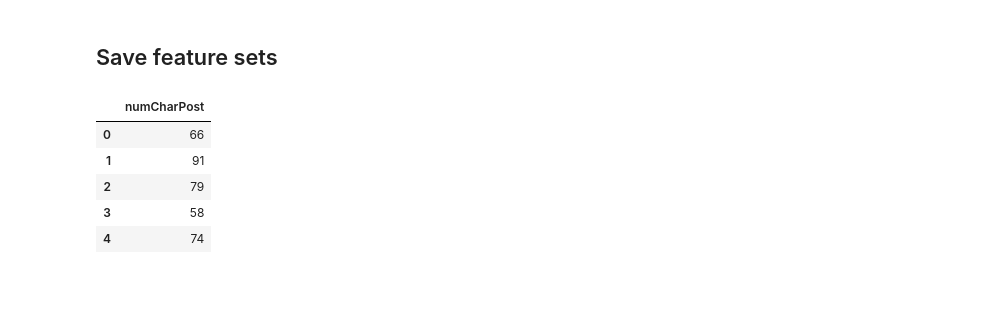
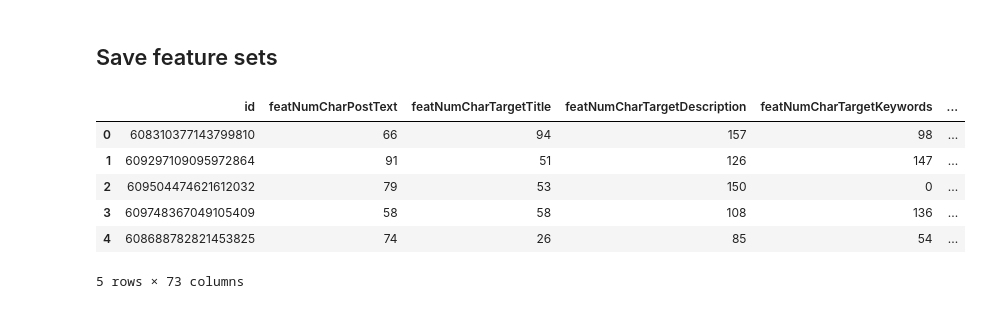
Before and after one commit to chadepl/tudelft-nlp-project, a Jupyter notebook: preprocesssing-and-features.ipynb, the cells around one changed output. Drawn from its saved outputs; the diff is of its cells as text; code cells hidden in the pictures.

```diff
--- a/preprocesssing-and-features.ipynb
+++ b/preprocesssing-and-features.ipynb
@@ -136,13 +153,47 @@ instancesDF['numCharPost'] = instancesDF.postTextClean.apply(len)
+# %%
+# ratioNumChars
+base_text_orig = 'featNumChar'
+base_text_new = 'featRatioChar'
+elements = ['PostText', 'TargetCaptions', 'TargetDescription', 'TargetKeywords', 'TargetParagraphs', 'TargetTitle']
+for f, s in list(itertools.combinations(elements, 2)):
+    instancesDF[base_text_new + f + '_' + s] = instancesDF[base_text_orig+f] / instancesDF[base_text_orig+s]
+    instancesDF[base_text_new + f + '_' + s] = instancesDF[base_text_new + f + '_' + s].apply(abs)
+# %%
+# numWords
+instancesDF['featNumWordsPostText'] = instancesDF.postTextTokens.apply(len)
+instancesDF['featNumWordsTargetCaptions'] = instancesDF.targetCaptionsTokens.apply(len)
+instancesDF['featNumWordsTargetDescription'] = instancesDF.targetDescriptionTokens.apply(len)
+instancesDF['featNumWordsTargetKeywords'] = instancesDF.targetKeywordsTokens.apply(len)
+instancesDF['featNumWordsTargetParagraphs'] = instancesDF.targetParagraphsTokens.apply(len)
+instancesDF['featNumWordsTargetTitle'] = instancesDF.targetTitleTokens.apply(len)
+# %%
+# diffNumWords
+base_text_orig = 'featNumWords'
+base_text_new = 'featDiffWords'
+elements = ['PostText', 'TargetCaptions', 'TargetDescription', 'TargetKeywords', 'TargetParagraphs', 'TargetTitle']
+for f, s in list(itertools.combinations(elements, 2)):
+    instancesDF[base_text_new + f + '_' + s] = instancesDF[base_text_orig+f] - instancesDF[base_text_orig+s]
+    instancesDF[base_text_new + f + '_' + s] = instancesDF[base_text_new + f + '_' + s].apply(abs)
+# %%
+# ratioNumWords
+base_text_orig = 'featNumWords'
+base_text_new = 'featRatioWords'
+elements = ['PostText', 'TargetCaptions', 'TargetDescription', 'TargetKeywords', 'TargetParagraphs', 'TargetTitle']
+for f, s in list(itertools.combinations(elements, 2)):
+    instancesDF[base_text_new + f + '_' + s] = instancesDF[base_text_orig+f] / instancesDF[base_text_orig+s]
+    instancesDF[base_text_new + f + '_' + s] = instancesDF[base_text_new + f + '_' + s].apply(abs)
 # %% [markdown]
 ## Save feature sets
-# %%
-featureSet = instancesDF[['numCharPost']]
-featureSet.head()
-# %% [output]
-|  | numCharPost |
-| 0 | 66 |
-| 1 | 91 |
-| 2 | 79 |
-| 3 | 58 |
-| 4 | 74 |
+# %%
+filter_col = ['id'] + [col for col in instancesDF if col.startswith('feat')]
+featureSet = instancesDF[filter_col]
+featureSet.head()
+# %% [output]
+|  | id | featNumCharPostText | featNumCharTargetTitle | featNumCharTargetDescription | featNumCharTargetKeywords | ... |
+| 0 | 608310377143799810 | 66 | 94 | 157 | 98 | ... |
+| 1 | 609297109095972864 | 91 | 51 | 126 | 147 | ... |
+| 2 | 609504474621612032 | 79 | 53 | 150 | 0 | ... |
+| 3 | 609748367049105409 | 58 | 58 | 108 | 136 | ... |
+| 4 | 608688782821453825 | 74 | 26 | 85 | 54 | ... |
+5 rows × 73 columns
 # %%
```
Also changed, not shown: parts of 17 cells of this notebook, 2 other files.
